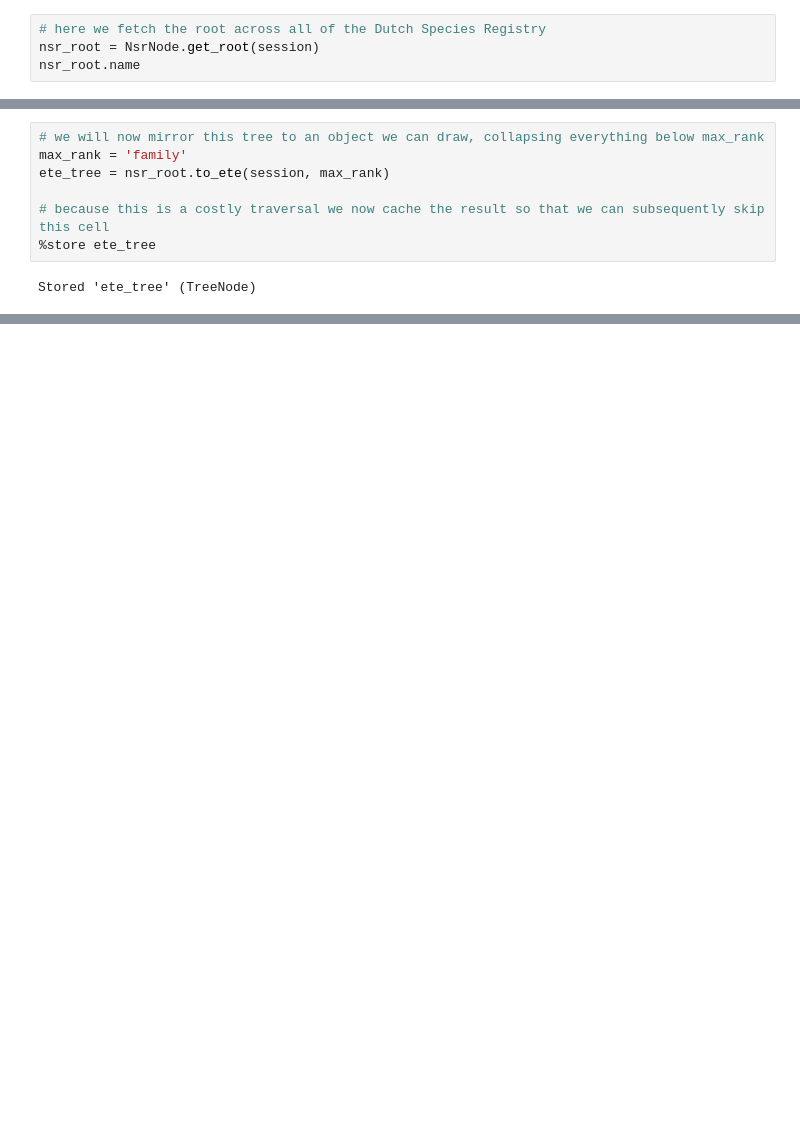
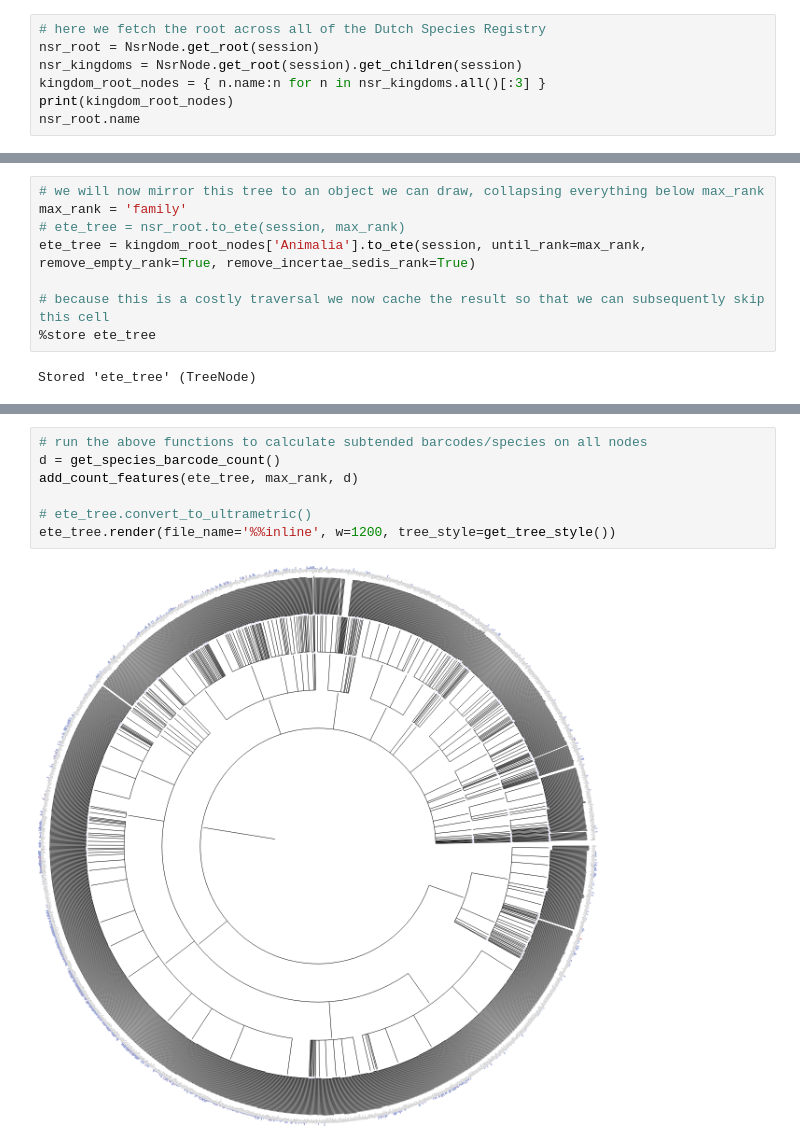
Before and after one commit to bge-barcoding/ibol-europe-gaplist-app, a Jupyter notebook: jupyter/scripts/report.ipynb, the cells around one changed output, grey strips where cells are left out. Cells and saved outputs as stored; diff of their text form; blank space fills up the shorter version.

```diff
--- a/jupyter/scripts/report.ipynb
+++ b/jupyter/scripts/report.ipynb
@@ -51,5 +52,8 @@ sb.countplot(data=df, y='Institution', color='b', saturation=0.2, order = indice
 # %%
 # here we fetch the root across all of the Dutch Species Registry
 nsr_root = NsrNode.get_root(session)
+nsr_kingdoms = NsrNode.get_root(session).get_children(session)
+kingdom_root_nodes = { n.name:n for n in nsr_kingdoms.all()[:3] }
+print(kingdom_root_nodes)
 nsr_root.name
 # %% [output]
@@ -57,7 +62,8 @@ nsr_root.name
 # %%
 # we will now mirror this tree to an object we can draw, collapsing everything below max_rank
 max_rank = 'family'
-ete_tree = nsr_root.to_ete(session, max_rank)
+# ete_tree = nsr_root.to_ete(session, max_rank)
+ete_tree = kingdom_root_nodes['Animalia'].to_ete(session, until_rank=max_rank, remove_empty_rank=True, remove_incertae_sedis_rank=True)
 
 # because this is a costly traversal we now cache the result so that we can subsequently skip this cell
 %store ete_tree
@@ -113,0 +170,9 @@ total_bc 131218
+# %%
+# run the above functions to calculate subtended barcodes/species on all nodes
+d = get_species_barcode_count()
+add_count_features(ete_tree, max_rank, d)
+
+# ete_tree.convert_to_ultrametric()
+ete_tree.render(file_name='%%inline', w=1200, tree_style=get_tree_style())
+# %% [output]
+[figure, added]
```
Also changed, not shown: parts of 6 cells of this notebook, 1 other file.
